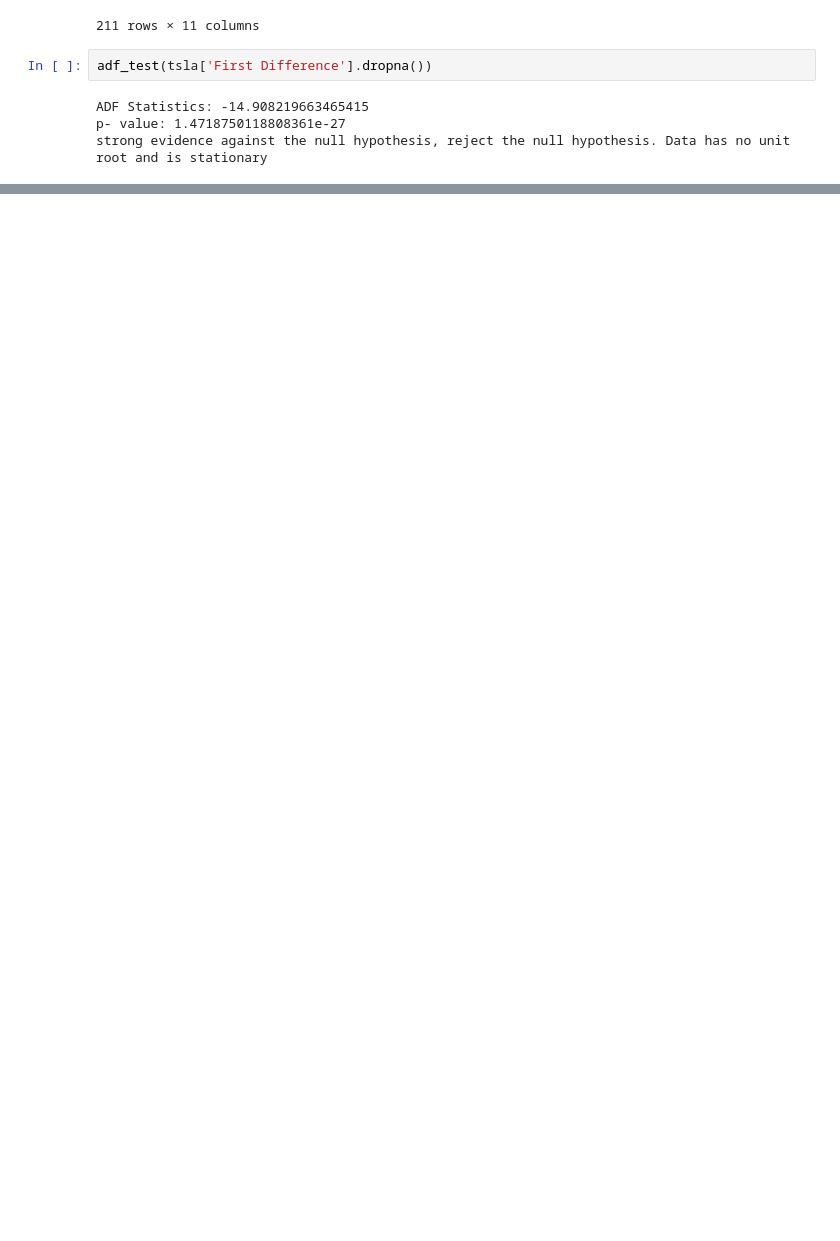
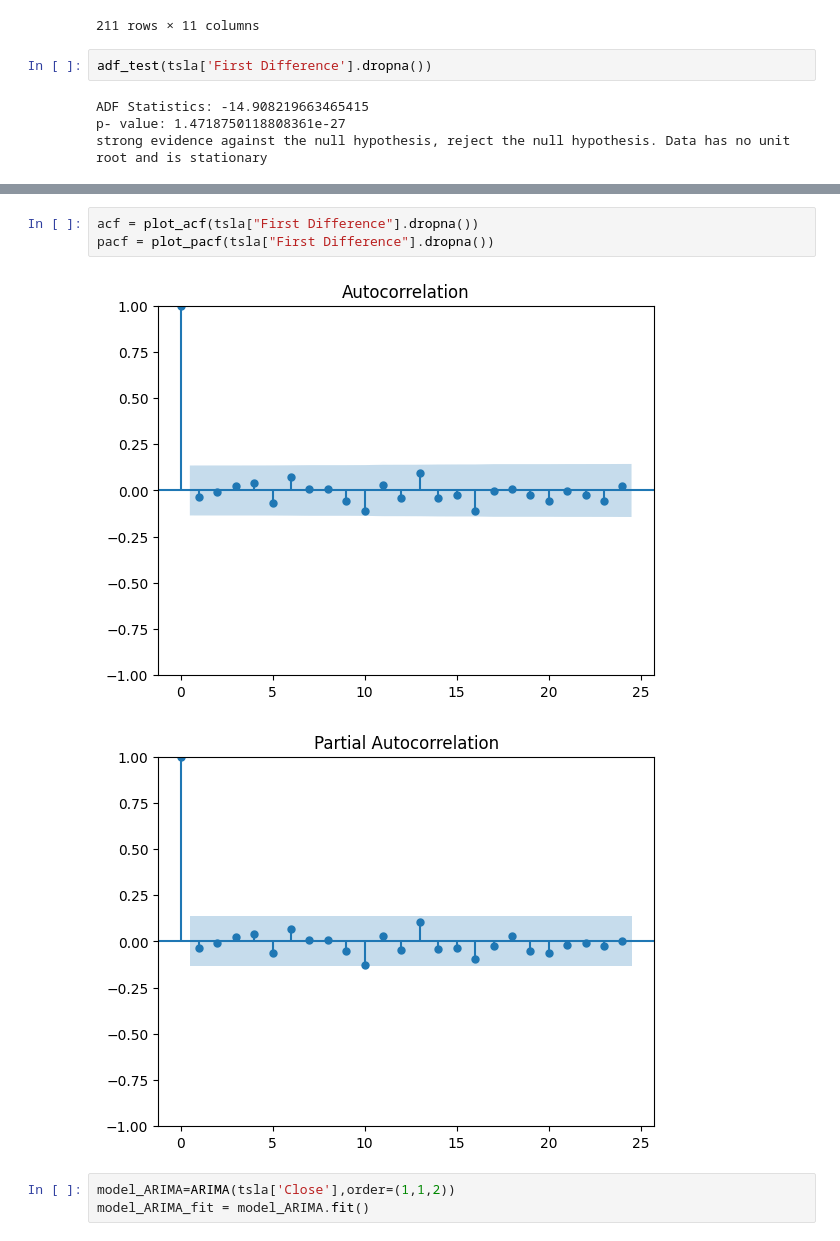
Before and after one commit to PatilDivya-10/local, a Jupyter notebook: TSLA_ActualndPredict.ipynb, the cells around one changed output, grey strips where cells are left out. Drawn from its saved outputs; the diff is of its cells as text; blank space fills up the shorter version.

```diff
--- a/TSLA_ActualndPredict.ipynb
+++ b/TSLA_ActualndPredict.ipynb
@@ -174,0 +181,9 @@ strong evidence against the null hypothesis, reject the null hypothesis. Data ha
+# %%
+acf = plot_acf(tsla["First Difference"].dropna())
+pacf = plot_pacf(tsla["First Difference"].dropna())
+# %% [output]
+[figure, added]
+[figure, added]
+# %%
+model_ARIMA=ARIMA(tsla['Close'],order=(1,1,2))
+model_ARIMA_fit = model_ARIMA.fit()
```
Also changed, not shown: parts of 12 cells of this notebook.
